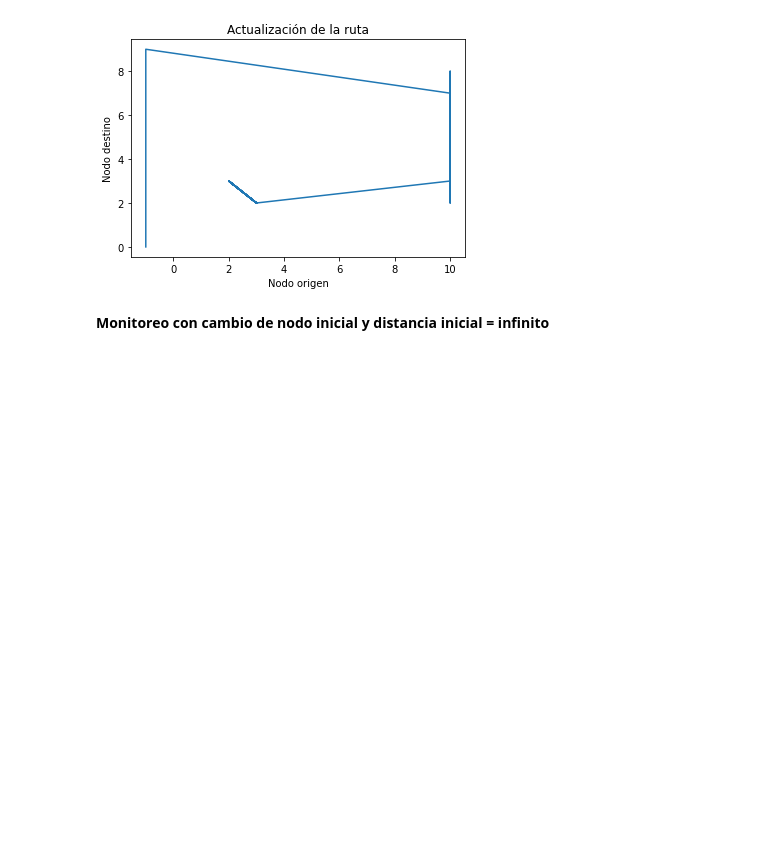
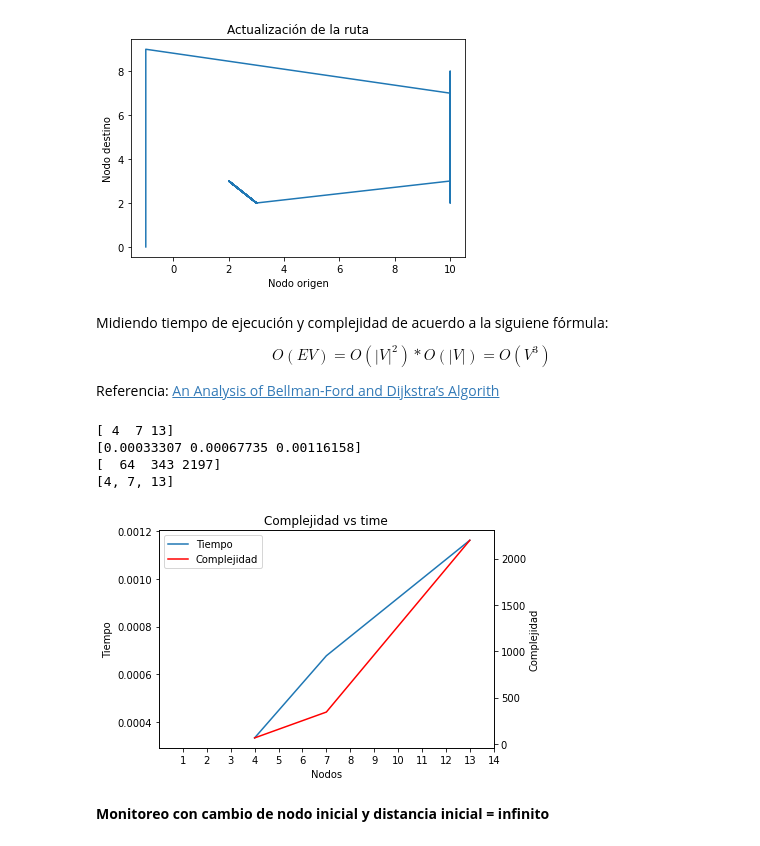
Before and after one commit to pautrejo/practica-2-primera-parte-joelitam2021, a Jupyter notebook: notebooks/Parametros_optimizar.ipynb, the cells around one changed output. Saved outputs shown, nothing was run; the diff lists cells and outputs as text; code cells hidden in the pictures; blank space fills up the shorter version.

Commit message:
Agregando gráfica de tiempo y complejidad

```diff
--- a/notebooks/Parametros_optimizar.ipynb
+++ b/notebooks/Parametros_optimizar.ipynb
@@ -230,7 +255,7 @@ def actualizacion_ruta(x,y):
 # %% [markdown]
 **Monitoreo con parámetro default: `edge ini = último nodo, distancia inicial = infinito`**
 # %%
-get_data_sol_seg_param(G1)
+time1 = get_data_sol_seg_param(G1)
 # %% [output]
 Creación del Mapa de predecesores que contiene los nodos del mínimo spanning tree:
 
@@ -253,7 +278,7 @@ Relajaciones realizadas:
 [figure]
 [figure]
 # %%
-get_data_sol_seg_param(G2)
+time2 = get_data_sol_seg_param(G2)
 # %% [output]
 Creación del Mapa de predecesores que contiene los nodos del mínimo spanning tree:
 
@@ -276,7 +301,7 @@ Relajaciones realizadas:
 [figure]
 [figure]
 # %%
-get_data_sol_seg_param(G3)
+time3 = get_data_sol_seg_param(G3)
 # %% [output]
 Creación del Mapa de predecesores que contiene los nodos del mínimo spanning tree:
 
@@ -298,6 +323,44 @@ Relajaciones realizadas:
 [figure]
 [figure]
 [figure]
+# %% [markdown]
+Midiendo tiempo de ejecución y complejidad de acuerdo a la siguiene fórmula:
+
+$$O(E V) = O(|V|^2) * O(|V|) = O(V^3)$$
+
+Referencia: [An Analysis of Bellman-Ford and Dijkstra’s Algorith](https://melitadsouza.github.io/pdf/algos.pdf)
+# %%
+def compare_complex(x, complejidad, tiempo):
+    print(x)
+    fig = plt.figure()
+    #sns.set_style('white')
+    ax1 = fig.add_subplot(111)
+    g1, = ax1.plot(x, tiempo)
+    ax1.set_ylabel('Tiempo')
+    ax1.set_title("Complejidad vs time")
+    ax1.set_xlabel('Nodos')
+
+    ax2 = ax1.twinx()  # this is the important function
+    g2, = ax2.plot(x, complejidad, 'r')
+    ax2.set_xlim([0, np.e])
+    ax2.set_ylabel('Complejidad')
+
+    plt.legend([g1, g2],["Tiempo", "Complejidad"])
+    plt.xticks(range(1, 15))
+    plt.xlabel("Nodos", fontsize=12)
+
+    plt.show()
+# %%
+edges_number = np.array([G1.number_of_edges(),G2.number_of_edges(),G3.number_of_edges()])
+times =  np.array([time1, time2, time3])
+complex_g = np.array([G1.number_of_edges()**3,G2.number_of_edges()**3,G3.number_of_edges()**3])
+compare_complex(edges_number.tolist(),complex_g, times)
+# %% [output]
+[ 4  7 13]
+[0.00033307 0.00067735 0.00116158]
+[  64  343 2197]
+[4, 7, 13]
+[figure, added]
 # %% [markdown]
 **Monitoreo con cambio de nodo inicial y distancia inicial = infinito**
 # %% [markdown]
```
Also changed, not shown: parts of 5 cells of this notebook.
